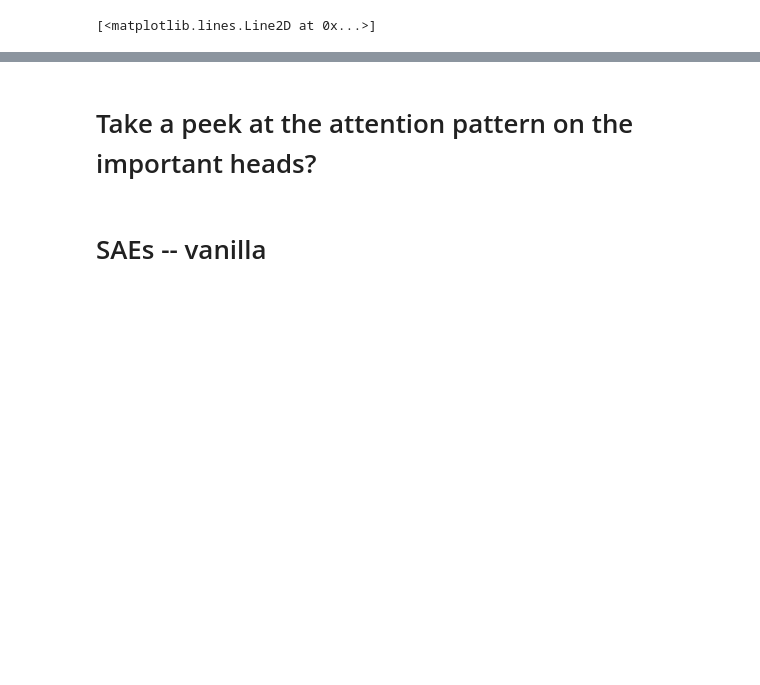
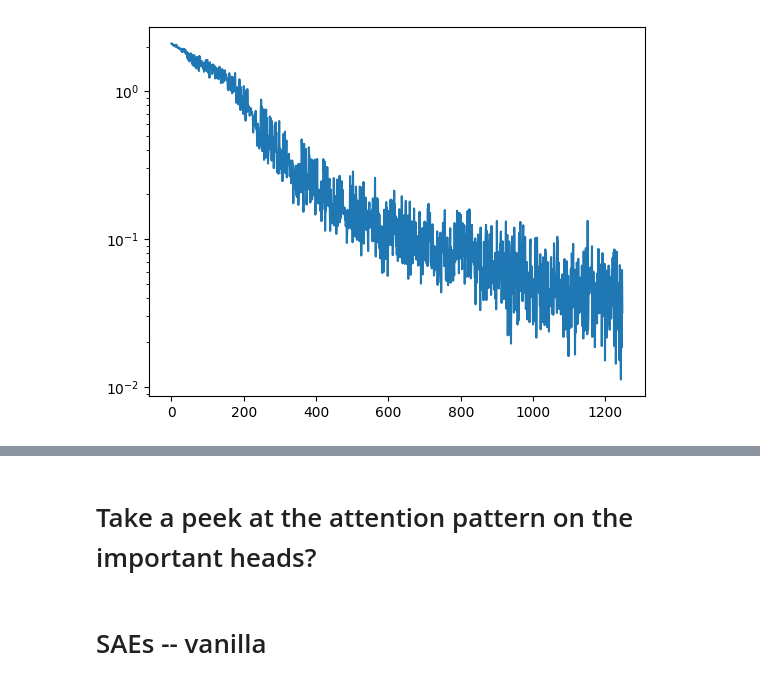
Before and after one commit to evanhanders/circuits-benchmark-saes, a Jupyter notebook: quick-experiments/parens_bench_siit_and_sae.ipynb, the cells around one changed output, grey strips where cells are left out. Saved outputs shown, nothing was run; the diff lists cells and outputs as text; code cells hidden in the pictures; blank space fills up the shorter version.

```diff
--- a/quick-experiments/parens_bench_siit_and_sae.ipynb
+++ b/quick-experiments/parens_bench_siit_and_sae.ipynb
@@ -68,7 +60,7 @@ LLNode(name='blocks.1.attn.hook_z', index=[:, :, 1, :], subspace=None)
 LLNode(name='blocks.2.attn.hook_z', index=[:, :, 0, :], subspace=None)
 # %%
 dset = BalancedParensDataset(
-        N_samples = 100_000,
+        N_samples = 10_000,
         n_ctx = 42, #accounts for a BOS and a PAD
         seed = 42
     )
@@ -99,7 +90,7 @@ trainer = ModelTrainerSIIT(
     device = 'cuda'
 )
 #epoch 6: iia = 1, loss = 0.0027, epoch 7: iia = 1, loss = 0.00296; epoch 8: iia=1, loss = 0.00696; epoch 9: iia=1, loss = 0.00611; epoch 10: iia=1, loss=0.00277
-results = trainer.train(epochs=100, lr=1e-4)
+results = trainer.train(epochs=100, lr=2e-4)
 # %% [output]
 Moving model to device:  cuda
 [interactive output not drawn]
@@ -107,9 +98,11 @@ KeyboardInterrupt:
 # %%
 %matplotlib inline
 import matplotlib.pyplot as plt
+plt.figure()
 plt.semilogy(results['train_loss'])
+plt.show()
 # %% [output]
-[<matplotlib.lines.Line2D at 0x...>]
+[figure, added]
 # %%
 import numpy as np
 steps = np.arange(len(np.array(results['train_IIA'])))
```
Also changed, not shown: parts of 7 cells of this notebook, 2 other files.
